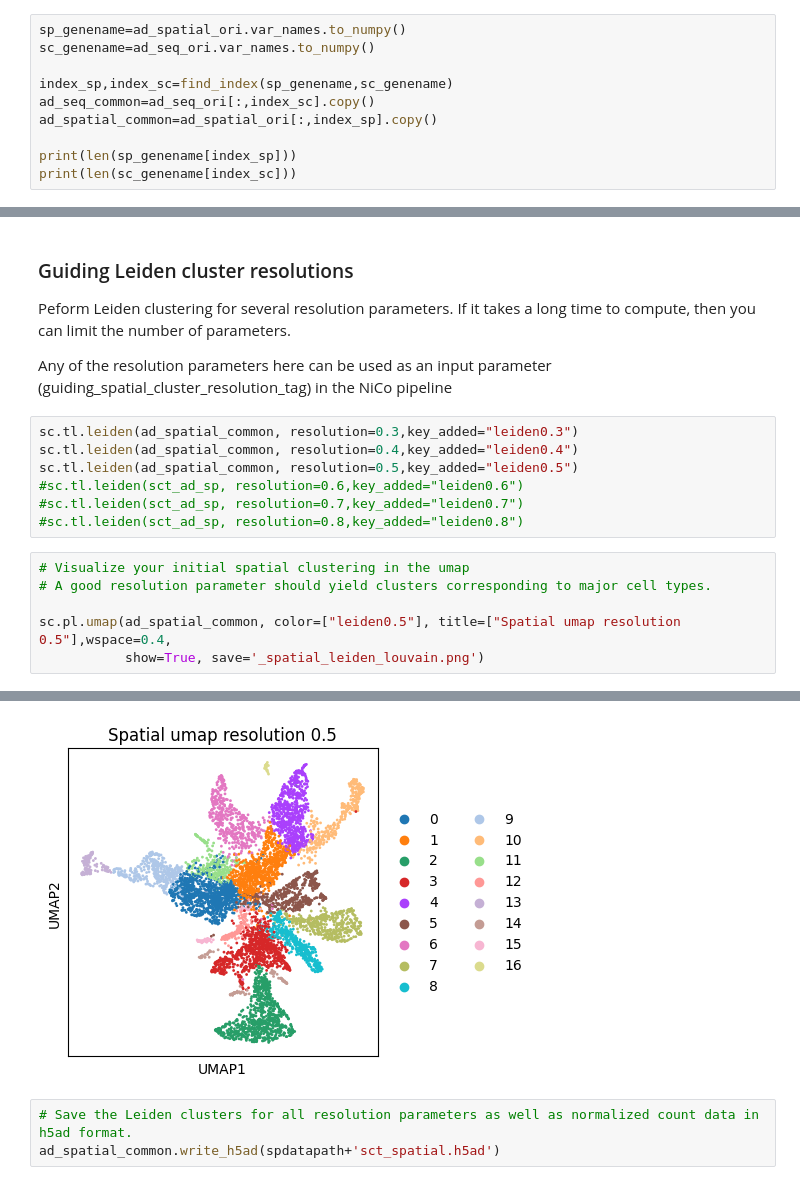
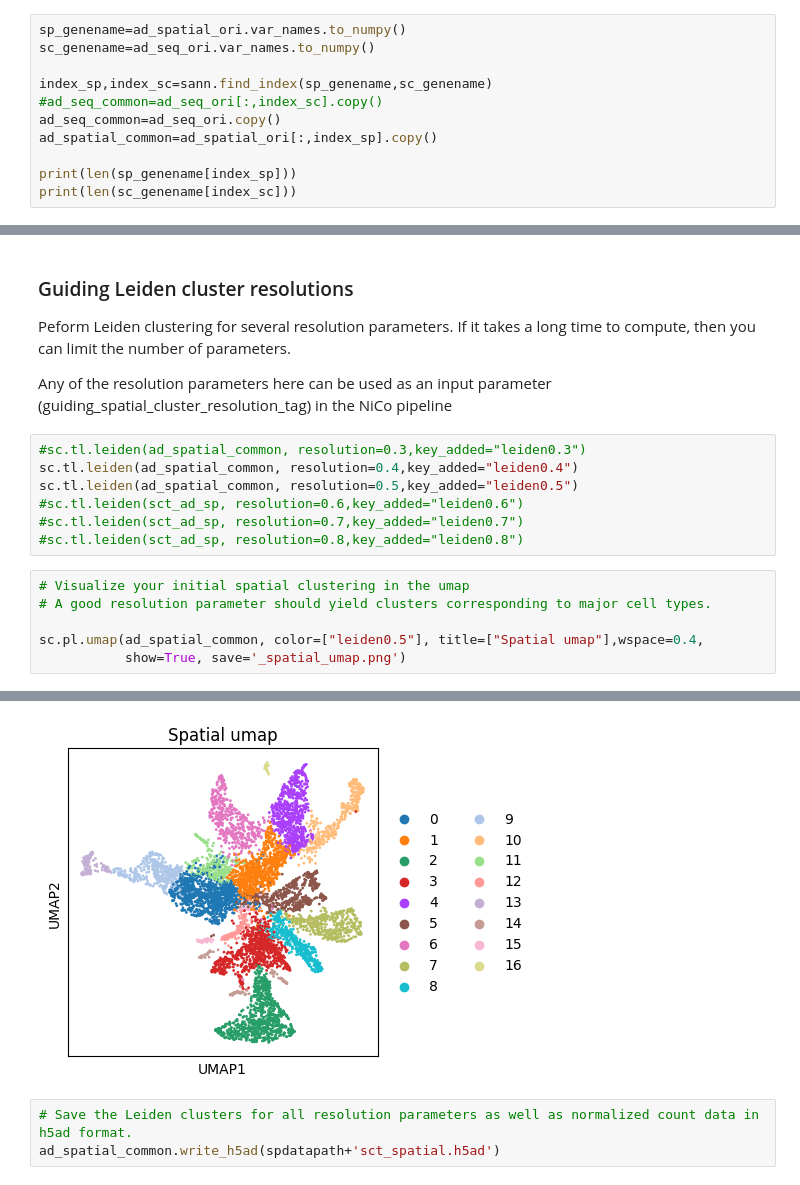
Before and after one commit to ankitbioinfo/nico_tutorial, a Jupyter notebook: Start_Data_prep_new.ipynb, the cells around one changed output, grey strips where cells are left out. Drawn from its saved outputs; the diff is of its cells as text.

```diff
--- a/Start_Data_prep_new.ipynb
+++ b/Start_Data_prep_new.ipynb
@@ -141,8 +120,9 @@ Now find the shared genes between two modalities and subset the matrix to retain
 sp_genename=ad_spatial_ori.var_names.to_numpy()
 sc_genename=ad_seq_ori.var_names.to_numpy()
 
-index_sp,index_sc=find_index(sp_genename,sc_genename)
-ad_seq_common=ad_seq_ori[:,index_sc].copy()
+index_sp,index_sc=sann.find_index(sp_genename,sc_genename)
+#ad_seq_common=ad_seq_ori[:,index_sc].copy()
+ad_seq_common=ad_seq_ori.copy()
 ad_spatial_common=ad_spatial_ori[:,index_sp].copy()
 
 print(len(sp_genename[index_sp]))
@@ -210,7 +190,7 @@ If it takes a long time to compute, then you can limit the number of parameters.
 
 Any of the resolution parameters  here can be used as an input parameter (guiding_spatial_cluster_resolution_tag) in the NiCo pipeline
 # %%
-sc.tl.leiden(ad_spatial_common, resolution=0.3,key_added="leiden0.3")
+#sc.tl.leiden(ad_spatial_common, resolution=0.3,key_added="leiden0.3")
 sc.tl.leiden(ad_spatial_common, resolution=0.4,key_added="leiden0.4")
 sc.tl.leiden(ad_spatial_common, resolution=0.5,key_added="leiden0.5")
 #sc.tl.leiden(sct_ad_sp, resolution=0.6,key_added="leiden0.6")
@@ -220,6 +200,6 @@ sc.tl.leiden(ad_spatial_common, resolution=0.5,key_added="leiden0.5")
 # Visualize your initial spatial clustering in the umap
 # A good resolution parameter should yield clusters corresponding to major cell types.
 
-sc.pl.umap(ad_spatial_common, color=["leiden0.5"], title=["Spatial umap resolution 0.5"],wspace=0.4,
-           show=True, save='_spatial_leiden_louvain.png')
+sc.pl.umap(ad_spatial_common, color=["leiden0.5"], title=["Spatial umap"],wspace=0.4,
+           show=True, save='_spatial_umap.png')
 # %% [output]
@@ -227,4 +207,4 @@ WARNING: saving figure to file figures/umap_spatial_leiden_louvain.png
-[figure, old version]
+[figure, new version]
 # %%
 # Save the Leiden clusters for all resolution parameters as well as normalized count data in h5ad format.
 ad_spatial_common.write_h5ad(spdatapath+'sct_spatial.h5ad')
```
Also changed, not shown: parts of 2 cells of this notebook.
